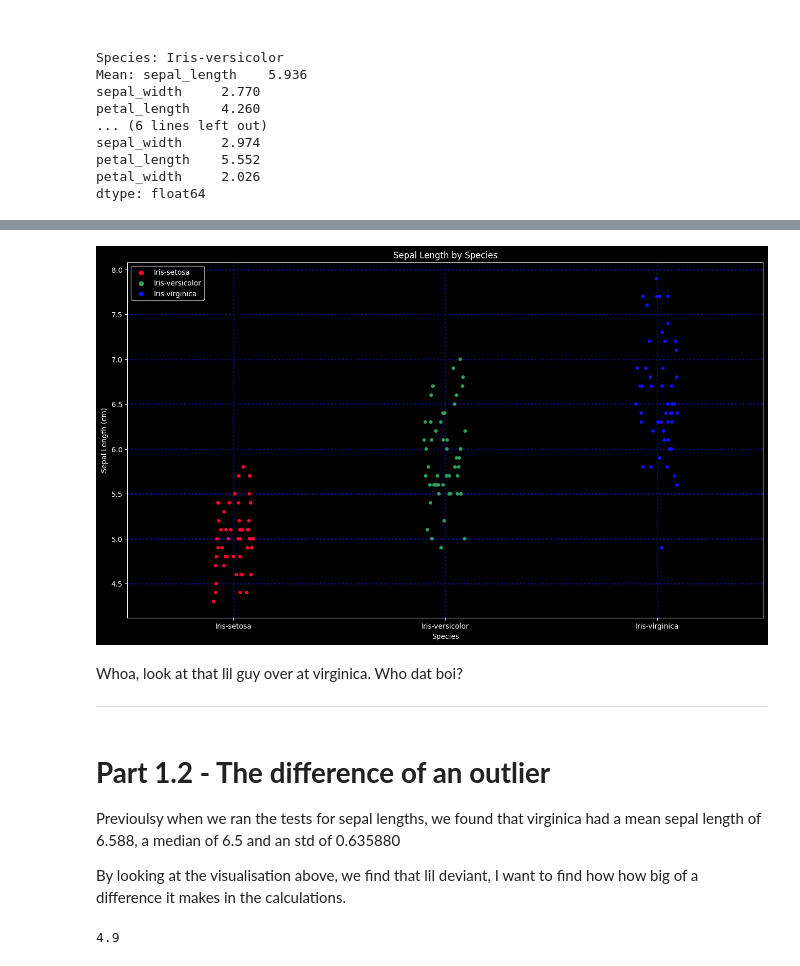
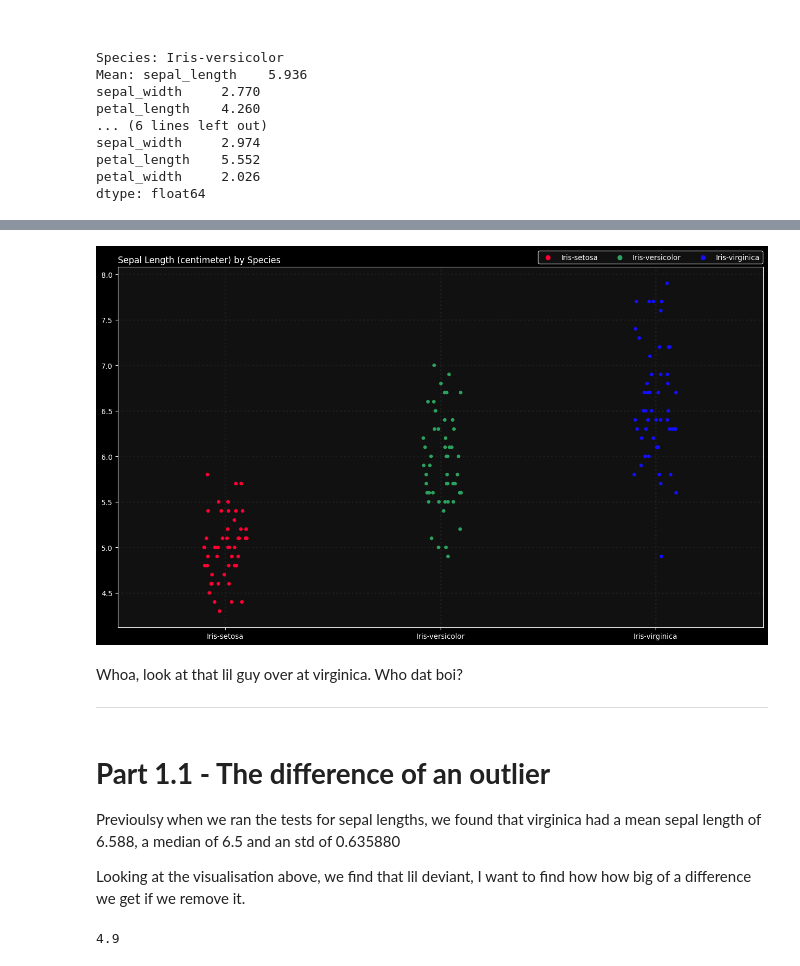
Before and after one commit to wlinds/statistics, a Jupyter notebook: Rapport/rapport.ipynb, the cells around one changed output, grey strips where cells are left out. Saved outputs shown, nothing was run; the diff lists cells and outputs as text; code cells hidden in the pictures.

```diff
--- a/Rapport/rapport.ipynb
+++ b/Rapport/rapport.ipynb
@@ -248,39 +286,47 @@ Iris-setosa is the smallest flower. Iris-versicolor is midsized.
 # %%
 import matplotlib.pyplot as plt
 from matplotlib import rcParams
 import seaborn as sns
 
 # Styling and size
 rcParams['figure.figsize'] = 16,9
 plt.style.use('dark_background')
+plt.rcParams['axes.facecolor'] = '#111111'
 
+# Color palette to be used for each species
 colp = {'red':   "#FF0032",
         'green': "#2CA25F",
         'blue':  '#130FFA',}
 
+facecolor_ax = '#0D1117'
+
 # strip plot of the sepal length for each species
 sns.stripplot(iris, x='species', y='sepal_length', hue='species', palette=colp.values())
+plt.grid(color='#202020', linestyle=':', linewidth=2)
 
-plt.grid(color='#0F0F9F', linestyle=':', linewidth=2)
-plt.legend(loc='upper left')
-plt.title('Sepal Length by Species')
-plt.xlabel('Species')
-plt.ylabel('Sepal Length (cm)')
+plt.title('Sepal Length (centimeter) by Species', loc='left')
+
+plt.legend(loc='upper center', bbox_to_anchor=(0.825, 1.055),
+          ncol=3, fancybox=True, shadow=True)
+
+plt.xlabel('')
+plt.ylabel('')
+
 
 plt.show()
 # %% [output]
-[figure, old version]
+[figure, new version]
 # %% [markdown]
 Whoa, look at that lil guy over at virginica. Who dat boi?
 
 ---
 # %% [markdown]
-<strong> <h1> Part 1.2 - The difference of an outlier </strong> </h1>
+<strong> <h1> Part 1.1 - The difference of an outlier </strong> </h1>
 
 Previoulsy when we ran the tests for sepal lengths, we found that
 virginica had a mean sepal length of 6.588, a median of 6.5 and an std of 0.635880
 
-By looking at the visualisation above, we find that lil deviant, I want to find how how big of a difference it makes in the calculations.
+Looking at the visualisation above, we find that lil deviant, I want to find how how big of a difference we get if we remove it.
 # %%
 # manually finding the minimum sepal length for the "Iris-virginica" species
 iris[iris["species"] == "Iris-virginica"]["sepal_length"].min()
```
Also changed, not shown: parts of 12 cells of this notebook.
